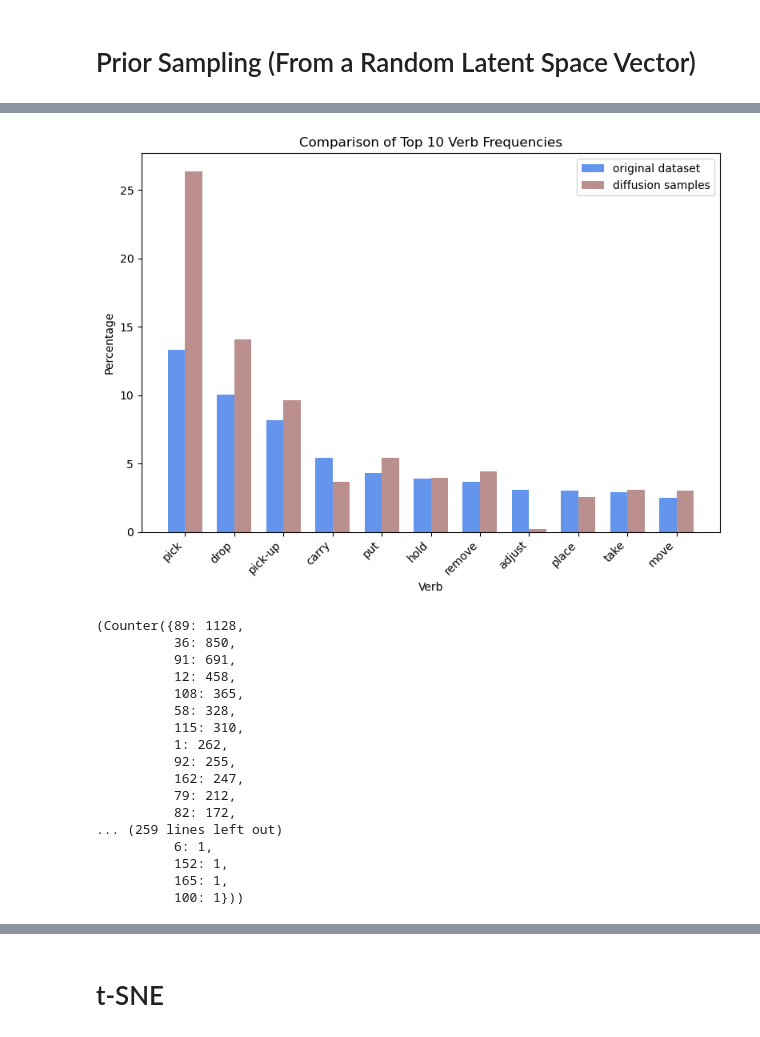
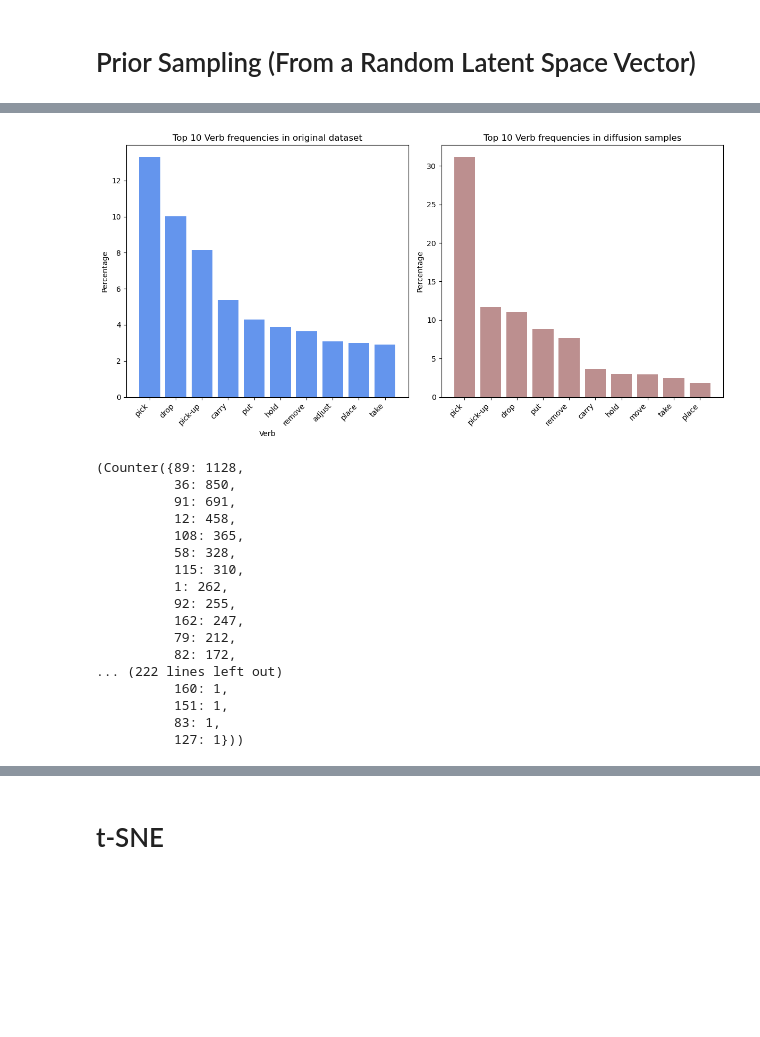
Before and after one commit to scoleri-mr/easg_classification, a Jupyter notebook: evaluating_vae.ipynb, the cells around one changed output, grey strips where cells are left out. Drawn from its saved outputs; the diff is of its cells as text; code cells hidden in the pictures; blank space fills up the shorter version.

```diff
--- a/evaluating_vae.ipynb
+++ b/evaluating_vae.ipynb
@@ -38,11 +38,11 @@ EASGDatasetAE - train - num_objs: 391, num_verbs: 198, num_rels: 13
 EASGDatasetAE - val - num_objs: 391, num_verbs: 198, num_rels: 13
 # %%
 # load the vae
-from utils import load_model, get_pred_and_gt, verb_accuracy, handle_verbs_out, to_triplets2
+from utils import load_model, get_pred_and_gt, verb_accuracy, handle_verbs_out, to_triplets
 from evaluation_utils import find_checkpoint
 
-model_path_vae = find_checkpoint('experiments/vae_objs_head/', 7819)
-graph_type = 'gat'
+model_path_vae = find_checkpoint('experiments/vae_balanced_losses/', 471)
+graph_type = 'sage'
 print(model_path_vae)
 vae = load_model('vae', model_path_vae, separate=True, output_dim=256, graph_type=graph_type)
 # %% [output]
@@ -191,29 +120,2 @@ print(f"{(correct_vae*100/len(gt_vae)):.2f} %")
 # %% [markdown]
 # Prior Sampling (From a Random Latent Space Vector)
-# %%
-def get_pred_triplets(verbs_out, objs_out, rels_out, device='cuda'):
-    ''' build predicted triplets with fallback for empty predictions '''
-    triplets_pred = []
-
-    for i in range(len(verbs_out)):
-        # BUILD THE PREDICTED TRIPLETS
-        # Apply softmax to objs_out to get predicted objects
-        obj_probs = torch.softmax(objs_out[i].squeeze(), dim=-1)
-        obj_pred = (obj_probs > 0.2).float()  # Filter objects with probability > 0.5
-        obj_indices = torch.nonzero(obj_pred)  # Get indices of predicted objects
-
-        rels_pred = []
-        if len(obj_indices) == 0:
-            obj_indices = torch.argmax(objs_out[i]).unsqueeze(0).unsqueeze(0)
-
-        # get predicted verb
-        verb_pred = torch.argmax(verbs_out[i]).unsqueeze(0).unsqueeze(0).repeat(len(obj_indices),1)
-
-        for obj_index in obj_indices:
-            rels_out_temp = rels_out[i].squeeze()
-            rels_pred.append(torch.argmax(rels_out_temp[obj_index,:13]).unsqueeze(0))
-
-        objs_pred = obj_indices
-        rels_pred = torch.vstack(rels_pred)
-        triplets_pred.append(torch.cat((verb_pred, objs_pred, rels_pred), dim=1))
-    return triplets_pred
@@ -223,8 +127,7 @@ codes_dim = 256
 
 decoder = vae.decoder.to(device)
 decoded_samples = decoder(torch.randn(num_samples, codes_dim).to(device))
-decoded_triplets = get_pred_triplets(decoded_samples[0], decoded_samples[1], decoded_samples[2])
-# _,decoded_triplets = to_triplets(decoded_samples[0], decoded_samples[1])
+decoded_triplets = get_pred_triplets(decoded_samples[0], decoded_samples[1])
 # %%
 import matplotlib.pyplot as plt
 import pandas as pd
@@ -363,11 +192,11 @@ def compare_statistics2(list1, list2, names_list, list1_name:str='train', list2_
 # %%
 from evaluation_utils import compare_statistics
 verbs_list_original = [triplet[0].item() for triplets in triplets_original for triplet in triplets]
 verbs_list_vae = [triplet[0].item() for triplets in decoded_triplets for triplet in triplets]
 
-compare_statistics2(verbs_list_original, verbs_list_vae, verbs, 'original dataset', 'diffusion samples', 'Verb')
+compare_statistics(verbs_list_original, verbs_list_vae, verbs, 'original dataset', 'diffusion samples', 'Verb')
 # %% [output]
-[figure, old version]
+[figure, new version]
 (Counter({89: 1128,
           36: 850,
           91: 691,
@@ -380,11 +209,11 @@ compare_statistics2(verbs_list_original, verbs_list_vae, verbs, 'original datase
           162: 247,
           79: 212,
           82: 172,
-... (259 lines left out)
-          6: 1,
-          152: 1,
-          165: 1,
-          100: 1}))
+... (222 lines left out)
+          160: 1,
+          151: 1,
+          83: 1,
+          127: 1}))
 # %%
 compare_statistics(verbs_list_original, verbs_list_vae, verbs, 'original dataset', 'diffusion samples', 'Verb', other=True)
 # %% [output]
```
Also changed, not shown: parts of 18 cells of this notebook, 1 other file.
